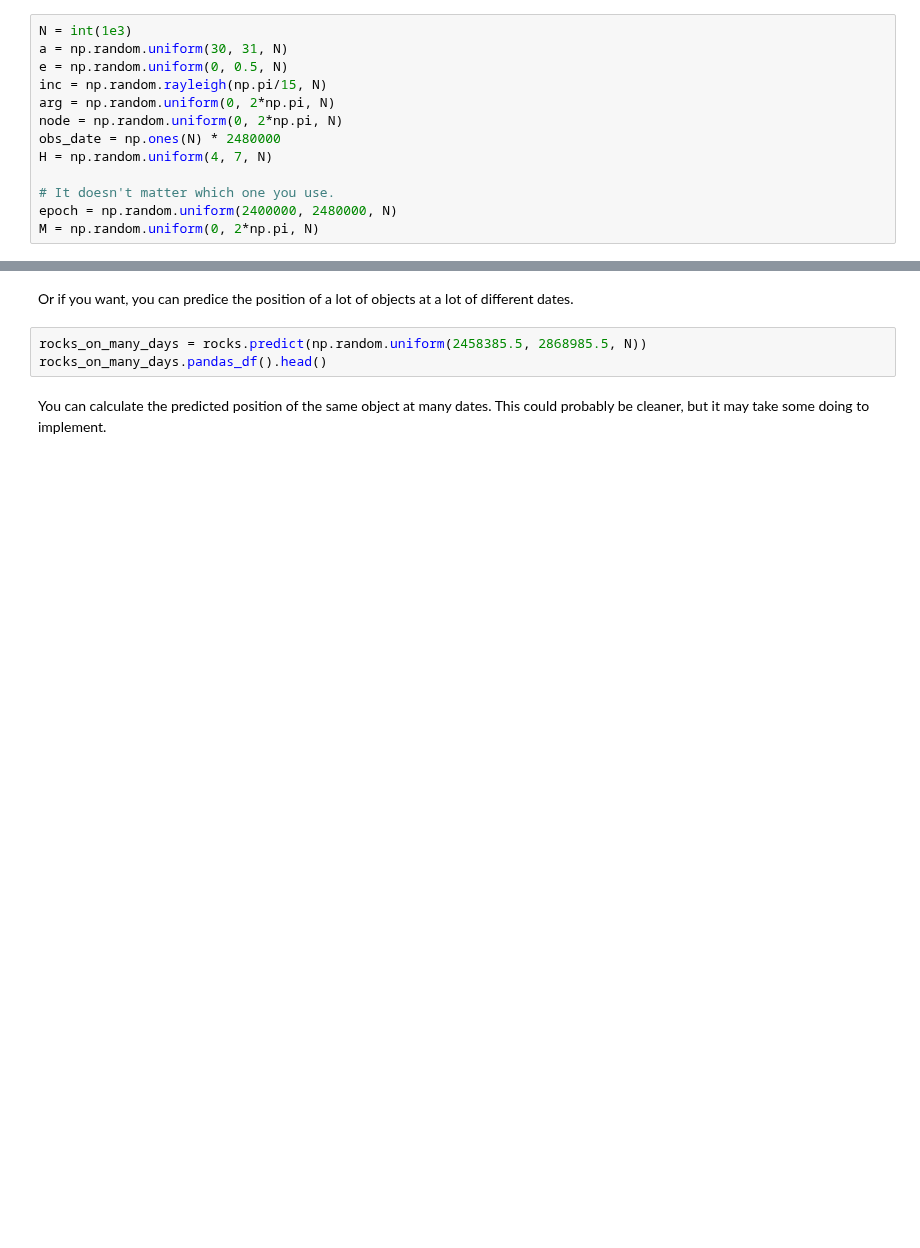
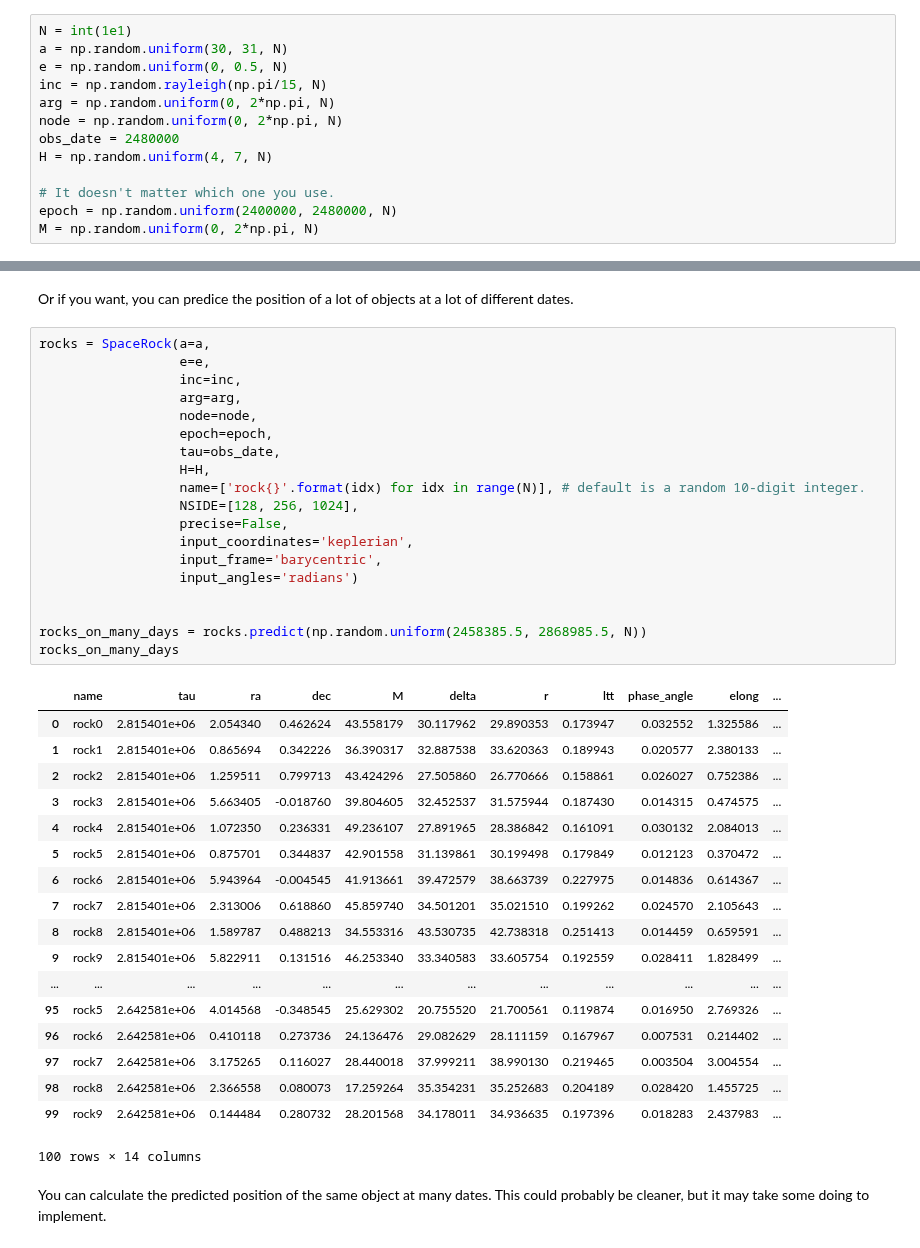
Before and after one commit to kjnapier/spacerocks, a Jupyter notebook: SpaceRocks_Tutorial.ipynb, the cells around one changed output, grey strips where cells are left out. Drawn from its saved outputs; the diff is of its cells as text; blank space fills up the shorter version.

Commit message:
beginning julia. Added broadcasting for observation date.

```diff
--- a/SpaceRocks_Tutorial.ipynb
+++ b/SpaceRocks_Tutorial.ipynb
@@ -14,13 +14,13 @@ help(SpaceRock)
 # %% [markdown]
 Define the distribution of objects. For Keplerian coordinates, you can use either epoch or mean anomaly.
 # %%
-N = int(1e3)
+N = int(1e1)
 a = np.random.uniform(30, 31, N)
 e = np.random.uniform(0, 0.5, N)
 inc = np.random.rayleigh(np.pi/15, N)
 arg = np.random.uniform(0, 2*np.pi, N)
 node = np.random.uniform(0, 2*np.pi, N)
-obs_date = np.ones(N) * 2480000
+obs_date = 2480000
 H = np.random.uniform(4, 7, N)
 
 # It doesn't matter which one you use.
@@ -110,8 +158,43 @@ rocks_tomorrow.pandas_df().head()
 # %% [markdown]
 Or if you want, you can predice the position of a lot of objects at a lot of different dates.
-# %%
-rocks_on_many_days = rocks.predict(np.random.uniform(2458385.5, 2868985.5, N))
-rocks_on_many_days.pandas_df().head()
+# %%
+rocks = SpaceRock(a=a,
+                  e=e,
+                  inc=inc,
+                  arg=arg,
+                  node=node,
+                  epoch=epoch,
+                  tau=obs_date,
+                  H=H,
+                  name=['rock{}'.format(idx) for idx in range(N)], # default is a random 10-digit integer.
+                  NSIDE=[128, 256, 1024],
+                  precise=False,
+                  input_coordinates='keplerian',
+                  input_frame='barycentric',
+                  input_angles='radians')
+
+
+rocks_on_many_days = rocks.predict(np.random.uniform(2458385.5, 2868985.5, N))
+rocks_on_many_days
+# %% [output]
+|  | name | tau | ra | dec | M | delta | r | ltt | phase_angle | elong | ... |
+| 0 | rock0 | 2.815401e+06 | 2.054340 | 0.462624 | 43.558179 | 30.117962 | 29.890353 | 0.173947 | 0.032552 | 1.325586 | ... |
+| 1 | rock1 | 2.815401e+06 | 0.865694 | 0.342226 | 36.390317 | 32.887538 | 33.620363 | 0.189943 | 0.020577 | 2.380133 | ... |
+| 2 | rock2 | 2.815401e+06 | 1.259511 | 0.799713 | 43.424296 | 27.505860 | 26.770666 | 0.158861 | 0.026027 | 0.752386 | ... |
+| 3 | rock3 | 2.815401e+06 | 5.663405 | -0.018760 | 39.804605 | 32.452537 | 31.575944 | 0.187430 | 0.014315 | 0.474575 | ... |
+| 4 | rock4 | 2.815401e+06 | 1.072350 | 0.236331 | 49.236107 | 27.891965 | 28.386842 | 0.161091 | 0.030132 | 2.084013 | ... |
+| 5 | rock5 | 2.815401e+06 | 0.875701 | 0.344837 | 42.901558 | 31.139861 | 30.199498 | 0.179849 | 0.012123 | 0.370472 | ... |
+| 6 | rock6 | 2.815401e+06 | 5.943964 | -0.004545 | 41.913661 | 39.472579 | 38.663739 | 0.227975 | 0.014836 | 0.614367 | ... |
+| 7 | rock7 | 2.815401e+06 | 2.313006 | 0.618860 | 45.859740 | 34.501201 | 35.021510 | 0.199262 | 0.024570 | 2.105643 | ... |
+| 8 | rock8 | 2.815401e+06 | 1.589787 | 0.488213 | 34.553316 | 43.530735 | 42.738318 | 0.251413 | 0.014459 | 0.659591 | ... |
+| 9 | rock9 | 2.815401e+06 | 5.822911 | 0.131516 | 46.253340 | 33.340583 | 33.605754 | 0.192559 | 0.028411 | 1.828499 | ... |
+| ... | ... | ... | ... | ... | ... | ... | ... | ... | ... | ... | ... |
+| 95 | rock5 | 2.642581e+06 | 4.014568 | -0.348545 | 25.629302 | 20.755520 | 21.700561 | 0.119874 | 0.016950 | 2.769326 | ... |
+| 96 | rock6 | 2.642581e+06 | 0.410118 | 0.273736 | 24.136476 | 29.082629 | 28.111159 | 0.167967 | 0.007531 | 0.214402 | ... |
+| 97 | rock7 | 2.642581e+06 | 3.175265 | 0.116027 | 28.440018 | 37.999211 | 38.990130 | 0.219465 | 0.003504 | 3.004554 | ... |
+| 98 | rock8 | 2.642581e+06 | 2.366558 | 0.080073 | 17.259264 | 35.354231 | 35.252683 | 0.204189 | 0.028420 | 1.455725 | ... |
+| 99 | rock9 | 2.642581e+06 | 0.144484 | 0.280732 | 28.201568 | 34.178011 | 34.936635 | 0.197396 | 0.018283 | 2.437983 | ... |
+100 rows × 14 columns
 # %% [markdown]
 You can calculate the predicted position of the same object at many dates. This could probably be cleaner, but it may take some doing to implement.
 # %%
```
Also changed, not shown: parts of 11 cells of this notebook, 3 other files.
